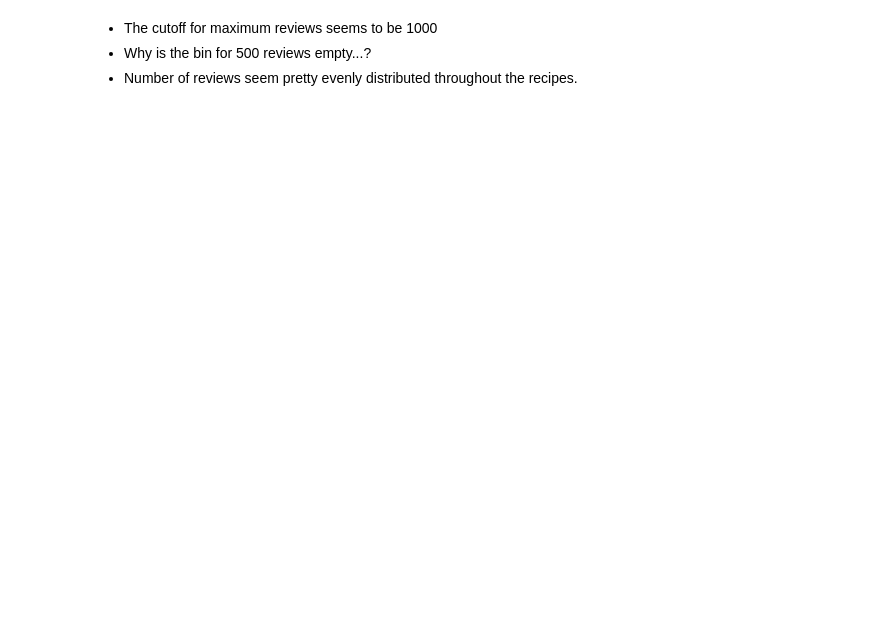
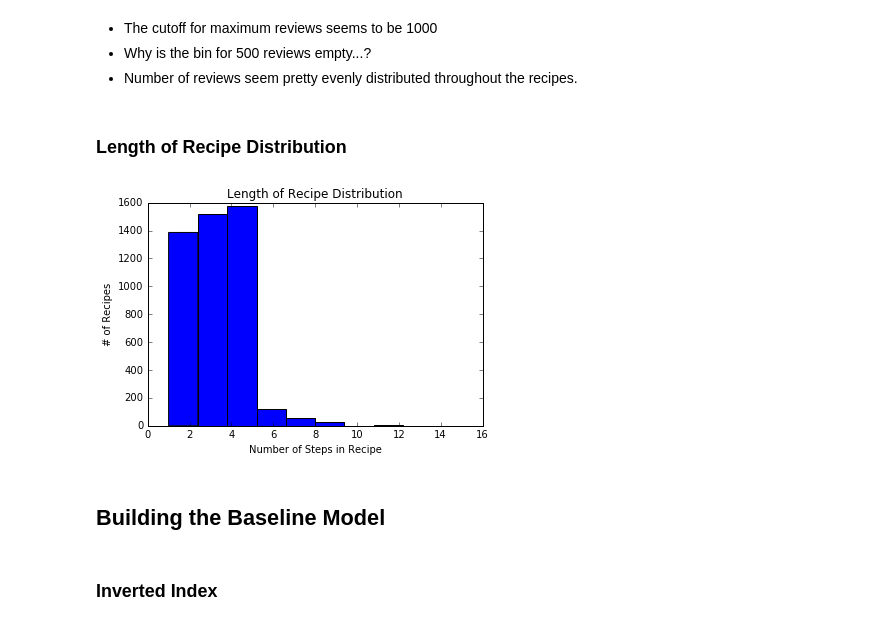
Before and after one commit to victoriayang2/cs4300sp2016-recipe_tool, a Jupyter notebook: P04 Part 2.ipynb, the cells around one changed output. Cells and saved outputs as stored; diff of their text form; code cells hidden in the pictures; blank space fills up the shorter version.

```diff
--- a/P04 Part 2.ipynb
+++ b/P04 Part 2.ipynb
@@ -97,3 +97,17 @@ plt.show()
 * The cutoff for maximum reviews seems to be 1000
 * Why is the bin for 500 reviews empty...?
 * Number of reviews seem pretty evenly distributed throughout the recipes.
+# %% [markdown]
+### Length of Recipe Distribution
+# %%
+plt.hist([len(y['steps']) for y in recipes],bins= 10)
+plt.title("Length of Recipe Distribution")
+plt.xlabel("Number of Steps in Recipe")
+plt.ylabel("# of Recipes")
+plt.show()
+# %% [output]
+[figure, added]
+# %% [markdown]
+## Building the Baseline Model
+# %% [markdown]
+### Inverted Index
```
Also changed, not shown: parts of 7 cells of this notebook.
